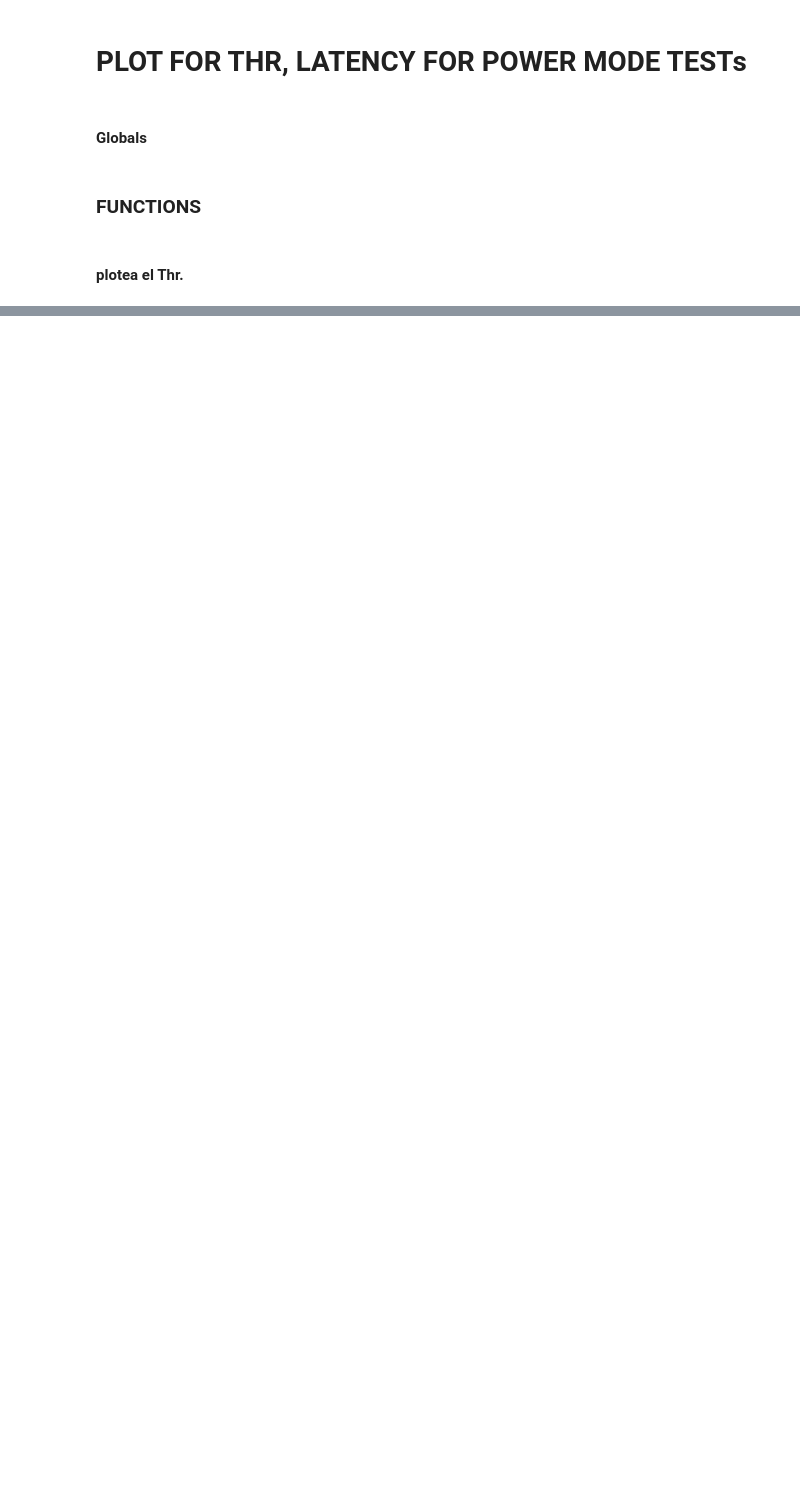
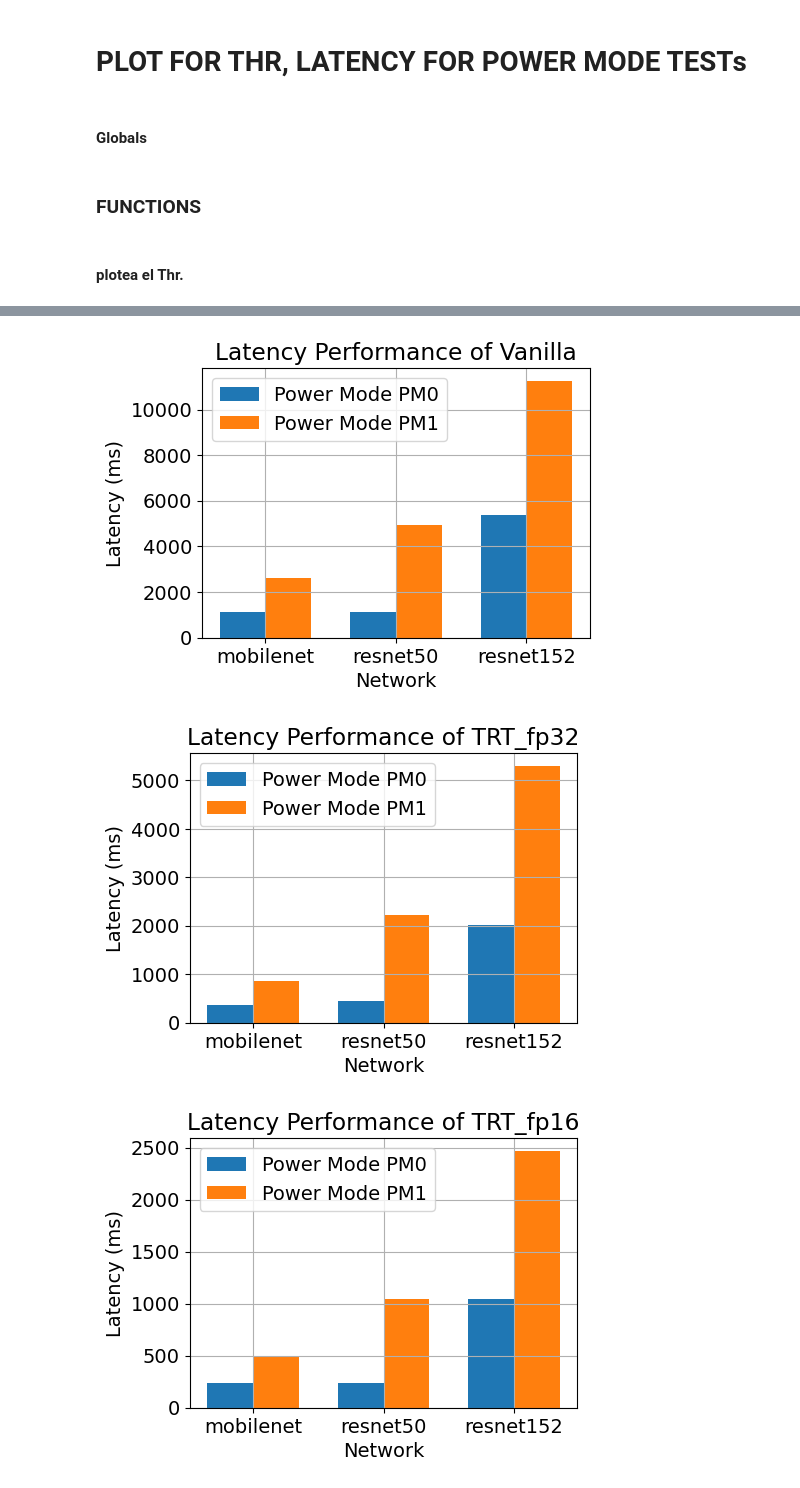
Before and after one commit to Juanx65/ArtTRT, a Jupyter notebook: post_processing/power_mode_test_plotter.ipynb, the cells around one changed output, grey strips where cells are left out. Saved outputs shown, nothing was run; the diff lists cells and outputs as text; code cells hidden in the pictures; blank space fills up the shorter version.

Commit message:
latency plotter

```diff
--- a/post_processing/power_mode_test_plotter.ipynb
+++ b/post_processing/power_mode_test_plotter.ipynb
@@ -70,3 +110,31 @@ def plot_model_data(model_name, model_data):
+# %%
+# Función para graficar los datos
+def plot_model_latency(model_name, model_data):
+    plt.rcParams.update({'font.size': 14})  # Ajustar el tamaño de la fuente
+    plt.figure(figsize=(5, 3.5)).tight_layout()
+
+    networks = list(model_data[next(iter(POWER_MODES))].keys())  # Listado de redes
+
+    # Crear listas de latencias para cada modo de energía definido en POWER_MODES
+    latencies_by_pm = {pm: [model_data[pm].get(net, 0) for net in networks] for pm in POWER_MODES.keys()}
+
+    # Crear gráfico de barras
+    bar_width = 0.35
+    index = range(len(networks))
+
+    # Desplazar las barras para cada modo de energía
+    for i, (pm, latencies) in enumerate(latencies_by_pm.items()):
+        plt.bar([x + i * bar_width for x in index], latencies, bar_width, label=f'Power Mode {pm}')
+
+    plt.title(f'Latency Performance of {model_name}')
+    plt.xlabel('Network')
+    plt.ylabel('Latency (ms)')
+    plt.xticks([i + (len(POWER_MODES) - 1) * bar_width / 2 for i in index], networks)
+    plt.legend()
+    plt.grid(True)
+    # Guardar el gráfico como PDF con el nombre del modelo
+    #plt.savefig(f'{model_name}_latency.pdf', format='pdf')
+    plt.show()
 # %% [markdown]
 #### plotea el Thr.
 # %%
@@ -86,0 +155,14 @@ for model_name, model_data in data.items():
+# %%
+# Ruta del archivo .md
+file_path = PATH_TO_MD
+
+# Leer los datos del archivo .md
+data = read_data_from_md_for_latency(file_path)
+
+# Graficar cada modelo
+for model_name, model_data in data.items():
+    plot_model_latency(model_name, model_data)
+# %% [output]
+[figure, added]
+[figure, added]
+[figure, added]
```
Also changed, not shown: parts of 5 cells of this notebook.
